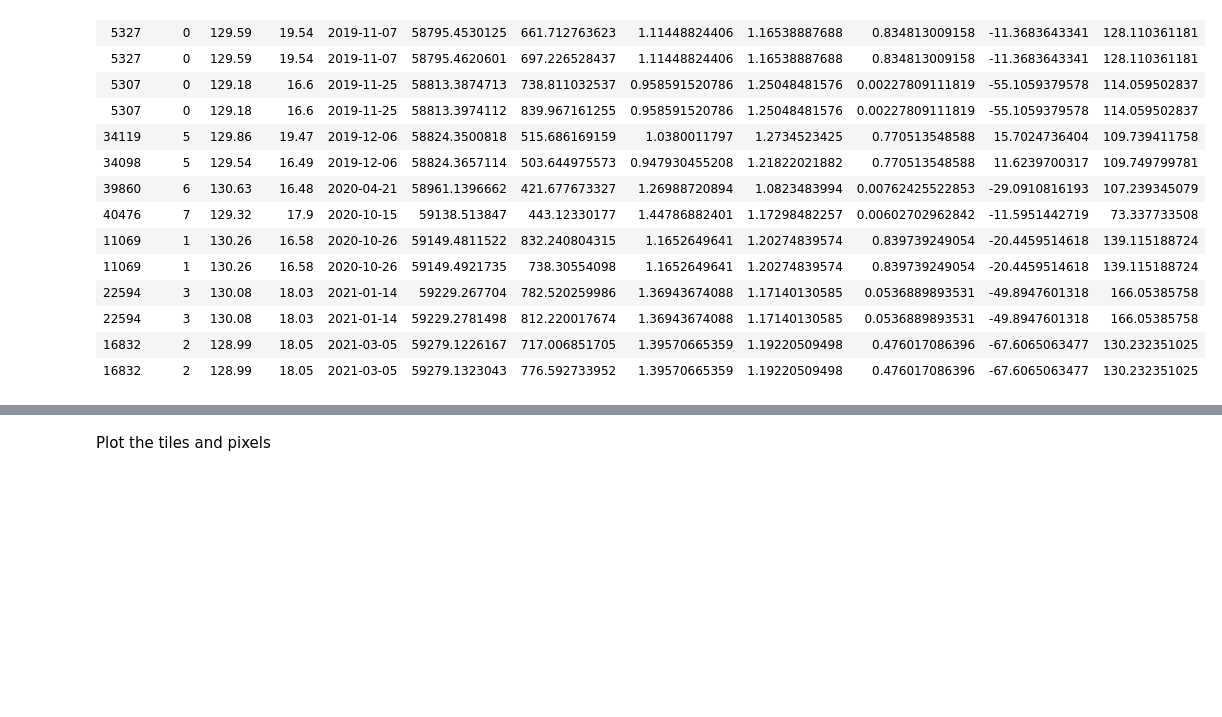
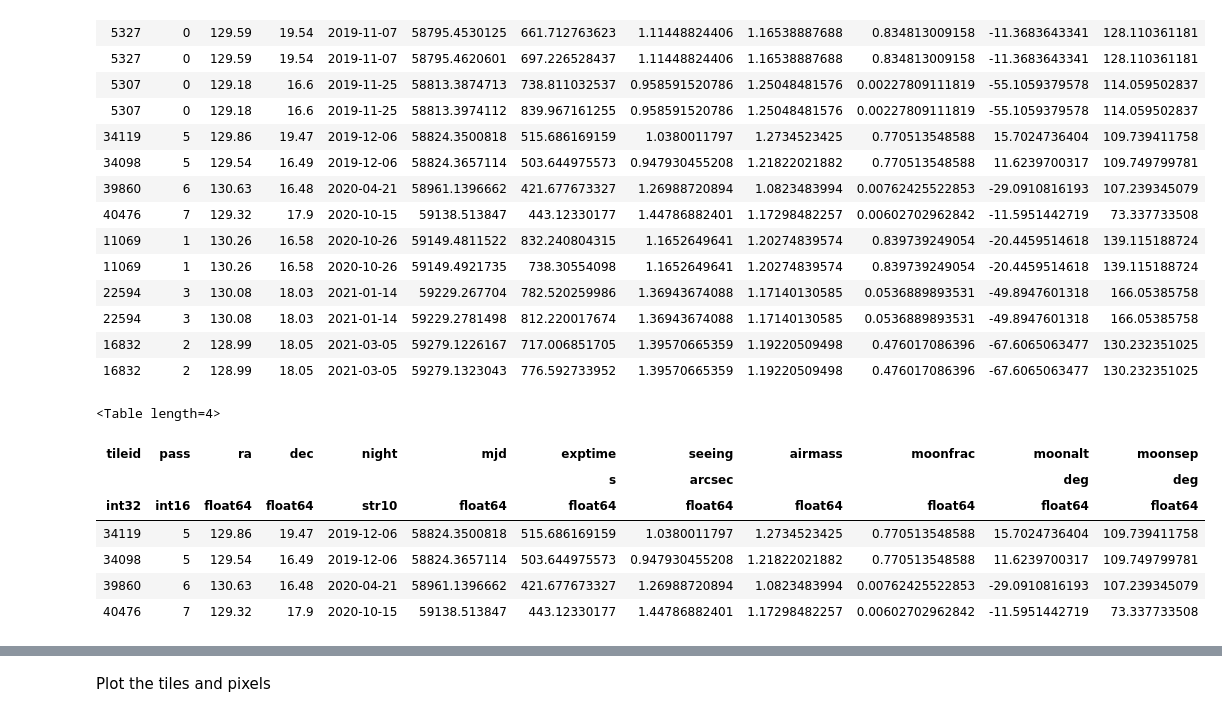
Before and after one commit to desihub/quicksurvey_example, a Jupyter notebook: readme.ipynb, the cells around one changed output, grey strips where cells are left out. Cells and saved outputs as stored; diff of their text form; code cells hidden in the pictures; blank space fills up the shorter version.

```diff
--- a/readme.ipynb
+++ b/readme.ipynb
@@ -124,0 +141,11 @@ explist[iobs]
+# %%
+Table(mini_explist[isbright])
+# %% [output]
+<Table length=4>
+| tileid | pass | ra | dec | night | mjd | exptime | seeing | airmass | moonfrac | moonalt | moonsep |
+|  |  |  |  |  |  | s | arcsec |  |  | deg | deg |
+| int32 | int16 | float64 | float64 | str10 | float64 | float64 | float64 | float64 | float64 | float64 | float64 |
+| 34119 | 5 | 129.86 | 19.47 | 2019-12-06 | 58824.3500818 | 515.686169159 | 1.0380011797 | 1.2734523425 | 0.770513548588 | 15.7024736404 | 109.739411758 |
+| 34098 | 5 | 129.54 | 16.49 | 2019-12-06 | 58824.3657114 | 503.644975573 | 0.947930455208 | 1.21822021882 | 0.770513548588 | 11.6239700317 | 109.749799781 |
+| 39860 | 6 | 130.63 | 16.48 | 2020-04-21 | 58961.1396662 | 421.677673327 | 1.26988720894 | 1.0823483994 | 0.00762425522853 | -29.0910816193 | 107.239345079 |
+| 40476 | 7 | 129.32 | 17.9 | 2020-10-15 | 59138.513847 | 443.12330177 | 1.44786882401 | 1.17298482257 | 0.00602702962842 | -11.5951442719 | 73.337733508 |
```
Also changed, not shown: parts of 16 cells of this notebook.
